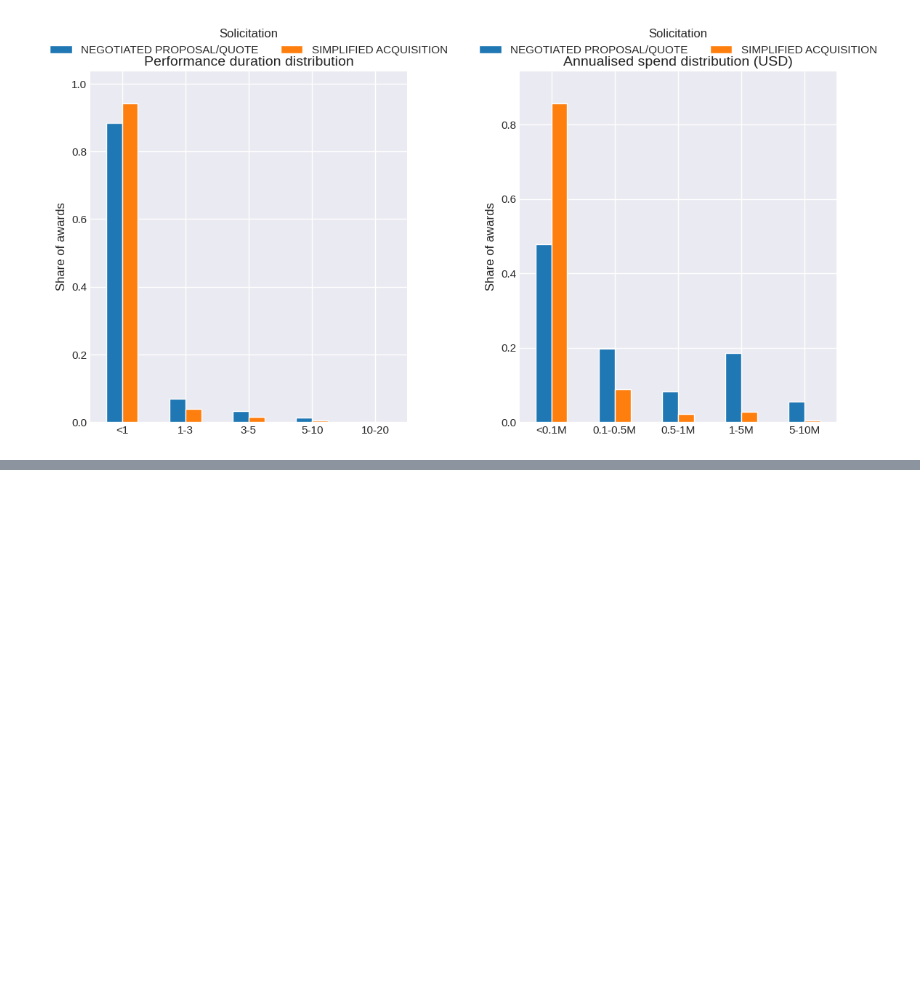
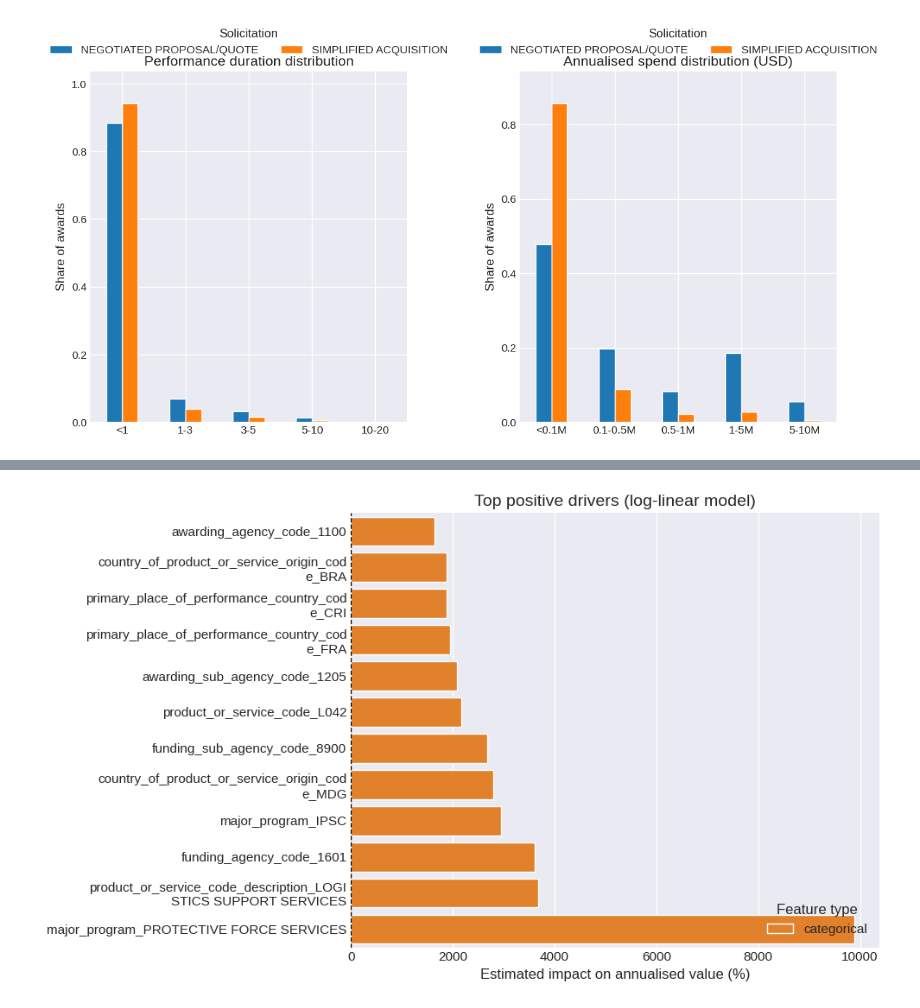
Before and after one commit to edoardoCame/American-analysis, a Jupyter notebook: notebooks/usaspending.ipynb, the cells around one changed output, grey strips where cells are left out. Drawn from its saved outputs; the diff is of its cells as text; code cells hidden in the pictures; blank space fills up the shorter version.

```diff
--- a/notebooks/usaspending.ipynb
+++ b/notebooks/usaspending.ipynb
@@ -696,0 +896,25 @@ plt.show()
+# %%
+import textwrap
+top_positive = feature_effects.nlargest(12, 'pct_impact')
+palette = {'numeric': '#1f77b4', 'categorical': '#ff7f0e'}
+fig, ax = plt.subplots(figsize=(10, 6))
+sns.barplot(
+    data=top_positive[::-1],
+    x='pct_impact',
+    y='feature',
+    hue='source',
+    dodge=False,
+    palette=palette,
+    ax=ax,
+)
+ax.axvline(0, color='black', linewidth=1, linestyle='--')
+ax.set_xlabel('Estimated impact on annualised value (%)')
+ax.set_ylabel('')
+ax.set_title('Top positive drivers (log-linear model)')
+labels = [textwrap.fill(lbl.get_text(), 40) for lbl in ax.get_yticklabels()]
+ax.set_yticklabels(labels)
+ax.legend(title='Feature type', loc='lower right')
+plt.tight_layout()
+plt.show()
+# %% [output]
+[figure, added]
```
Also changed, not shown: parts of 14 cells of this notebook, 4 other files.
